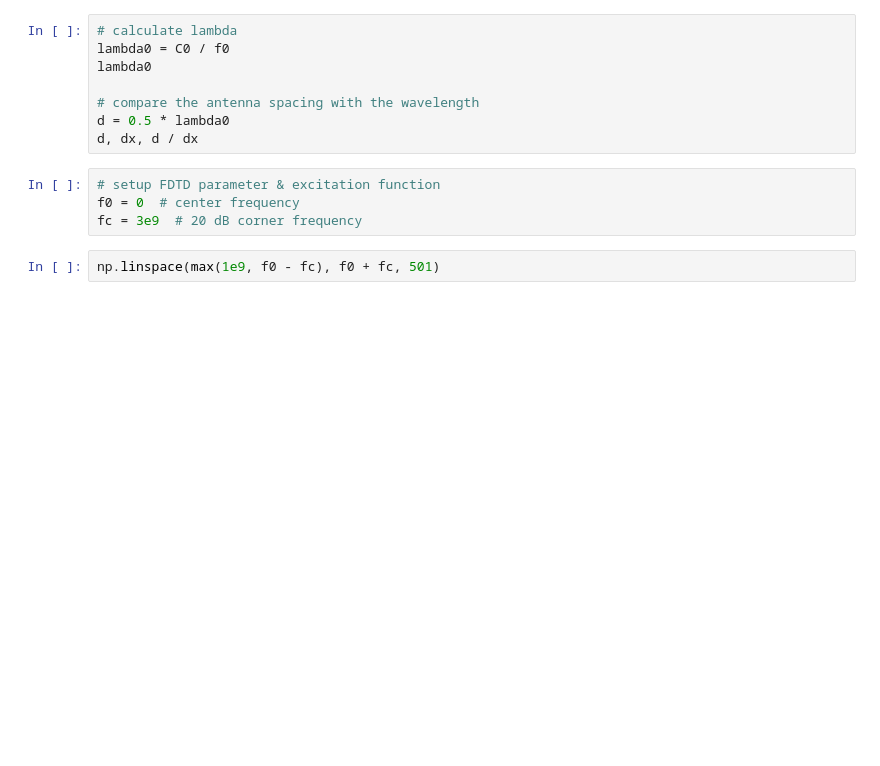
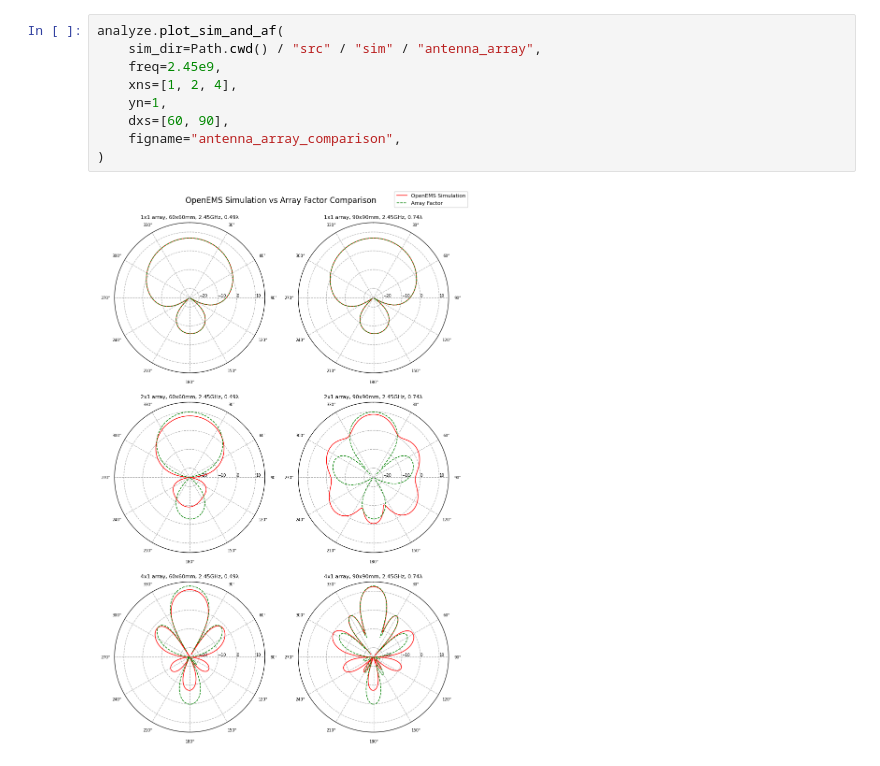
Before and after one commit to galah92/antarray, a Jupyter notebook: dev.ipynb, the cells around one changed output. Cells and saved outputs as stored; diff of their text form; blank space fills up the shorter version.

```diff
--- a/dev.ipynb
+++ b/dev.ipynb
@@ -129,14 +13,11 @@ plt.show()
-# %%
-# calculate lambda
-lambda0 = C0 / f0
-lambda0
-
-# compare the antenna spacing with the wavelength
-d = 0.5 * lambda0
-d, dx, d / dx
-# %%
-# setup FDTD parameter & excitation function
-f0 = 0  # center frequency
-fc = 3e9  # 20 dB corner frequency
-# %%
-np.linspace(max(1e9, f0 - fc), f0 + fc, 501)
+# %%
+analyze.plot_sim_and_af(
+    sim_dir=Path.cwd() / "src" / "sim" / "antenna_array",
+    freq=2.45e9,
+    xns=[1, 2, 4],
+    yn=1,
+    dxs=[60, 90],
+    figname="antenna_array_comparison",
+)
+# %% [output]
+[figure, added]
```
Also changed, not shown: parts of 6 cells of this notebook, 1 other file.
